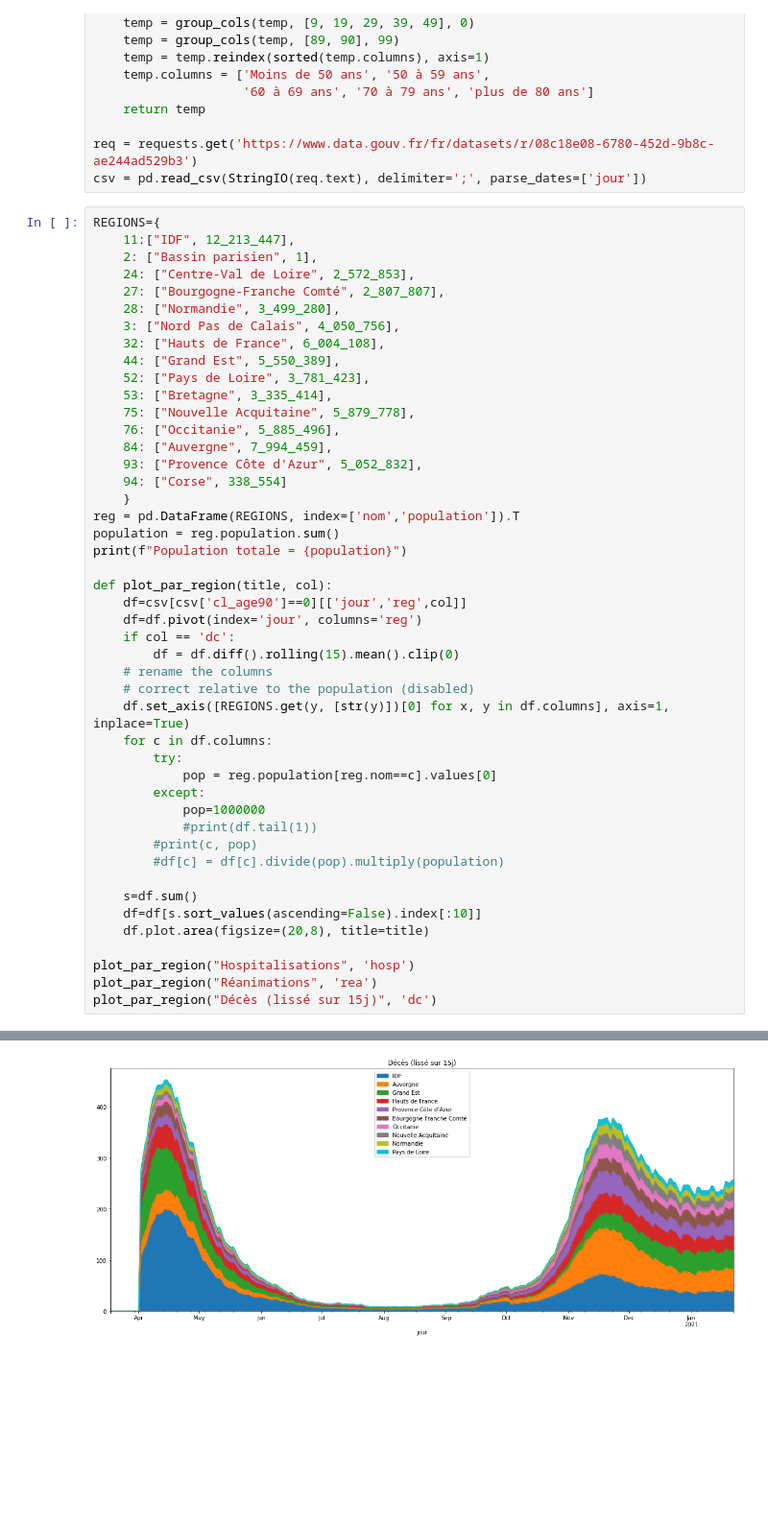
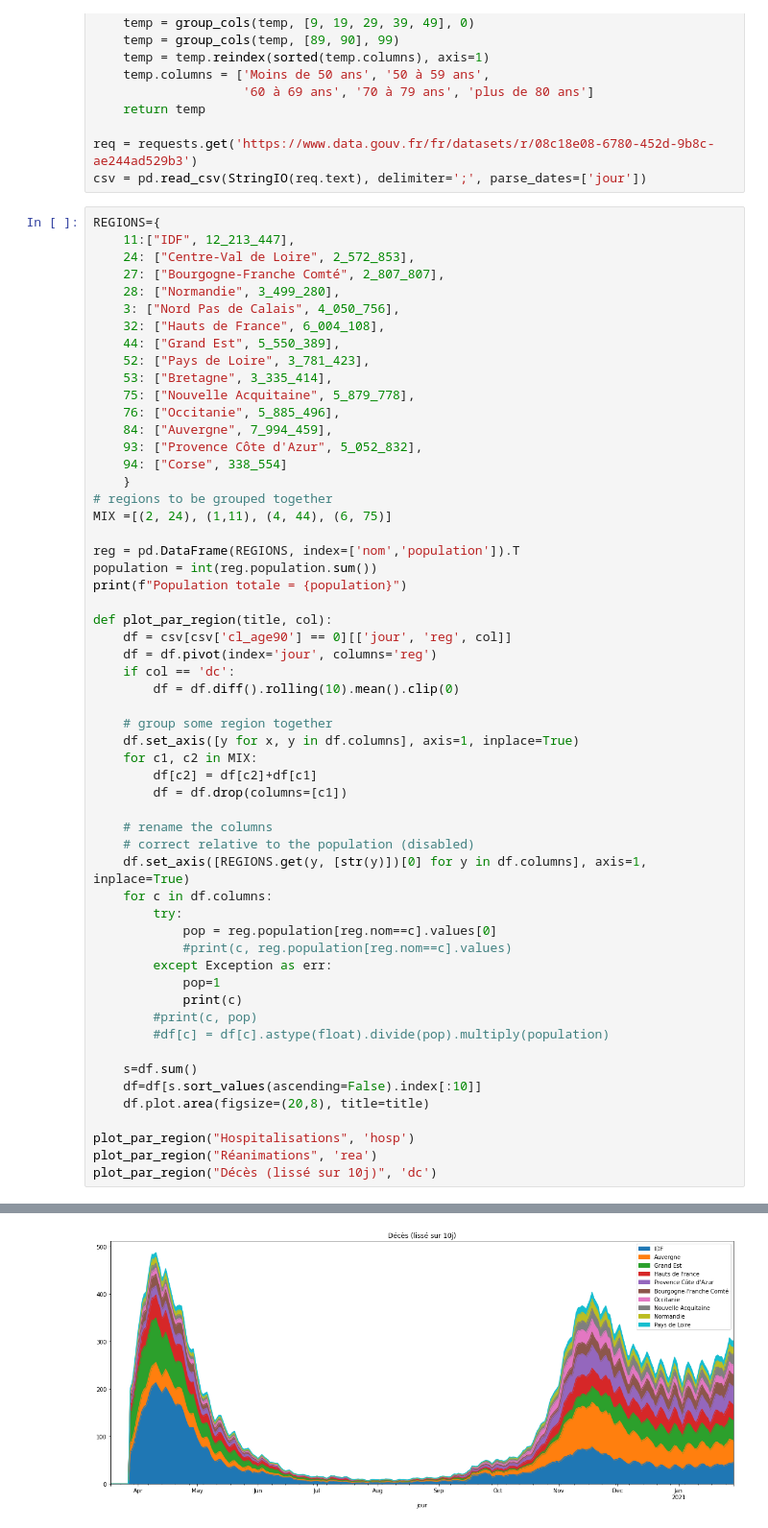
Before and after one commit to fguilleme/deces, a Jupyter notebook: covid-par-region.ipynb, the cells around one changed output, grey strips where cells are left out. Shown at 96% size. Drawn from its saved outputs; the diff is of its cells as text; blank space fills up the shorter version.

```diff
--- a/covid-par-region.ipynb
+++ b/covid-par-region.ipynb
@@ -33,7 +33,6 @@ csv = pd.read_csv(StringIO(req.text), delimiter=';', parse_dates=['jour'])
 # %%
 REGIONS={
     11:["IDF", 12_213_447],
-    2: ["Bassin parisien", 1],
     24: ["Centre-Val de Loire", 2_572_853],
     27: ["Bourgogne-Franche Comté", 2_807_807],
     28: ["Normandie", 3_499_280],
@@ -48,26 +47,37 @@ REGIONS={
     93: ["Provence Côte d'Azur", 5_052_832],
     94: ["Corse", 338_554]
     }
+# regions to be grouped together
+MIX =[(2, 24), (1,11), (4, 44), (6, 75)]
+
 reg = pd.DataFrame(REGIONS, index=['nom','population']).T
-population = reg.population.sum()
+population = int(reg.population.sum())
 print(f"Population totale = {population}")
 
 def plot_par_region(title, col):
-    df=csv[csv['cl_age90']==0][['jour','reg',col]]
-    df=df.pivot(index='jour', columns='reg')
+    df = csv[csv['cl_age90'] == 0][['jour', 'reg', col]]
+    df = df.pivot(index='jour', columns='reg')
     if col == 'dc':
-        df = df.diff().rolling(15).mean().clip(0)
+        df = df.diff().rolling(10).mean().clip(0)
+
+    # group some region together
+    df.set_axis([y for x, y in df.columns], axis=1, inplace=True)
+    for c1, c2 in MIX:
+        df[c2] = df[c2]+df[c1]
+        df = df.drop(columns=[c1])
+
     # rename the columns
     # correct relative to the population (disabled)
-    df.set_axis([REGIONS.get(y, [str(y)])[0] for x, y in df.columns], axis=1, inplace=True)
+    df.set_axis([REGIONS.get(y, [str(y)])[0] for y in df.columns], axis=1, inplace=True)
     for c in df.columns:
         try:
             pop = reg.population[reg.nom==c].values[0]
-        except:
-            pop=1000000
-            #print(df.tail(1))
+            #print(c, reg.population[reg.nom==c].values)
+        except Exception as err:
+            pop=1
+            print(c)
         #print(c, pop)
-        #df[c] = df[c].divide(pop).multiply(population)
+        #df[c] = df[c].astype(float).divide(pop).multiply(population)
 
     s=df.sum()
     df=df[s.sort_values(ascending=False).index[:10]]
@@ -75,5 +85,5 @@ def plot_par_region(title, col):
 
 plot_par_region("Hospitalisations", 'hosp')
 plot_par_region("Réanimations", 'rea')
-plot_par_region("Décès (lissé sur 15j)", 'dc')
+plot_par_region("Décès (lissé sur 10j)", 'dc')
 # %% [output]
@@ -83 +93 @@ Population totale = 68966597
-[figure, old version]
+[figure, new version]
```
Also changed, not shown: parts of 1 cell of this notebook, 8 other files.
